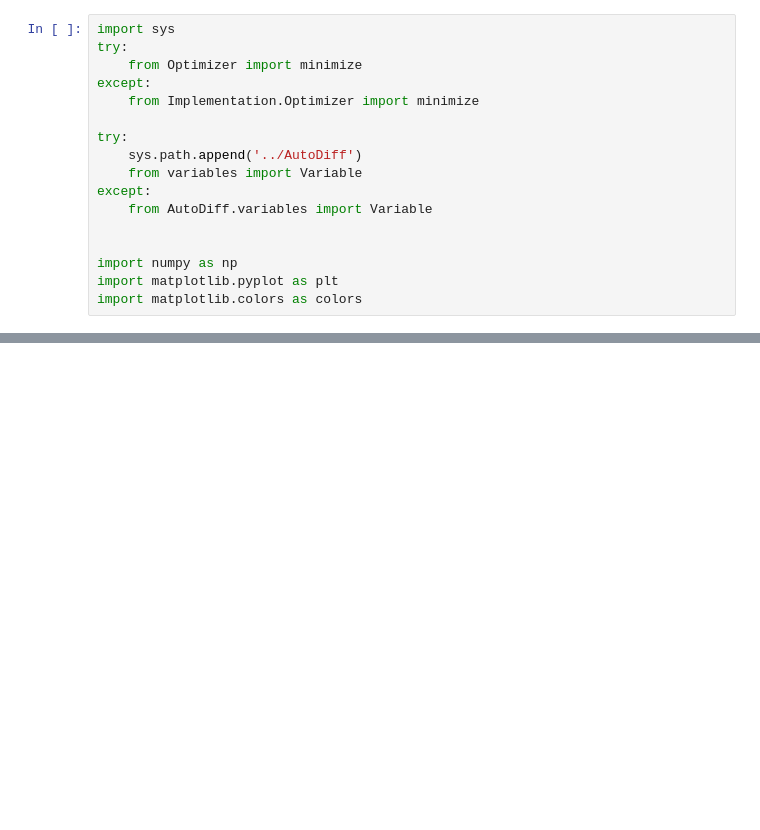
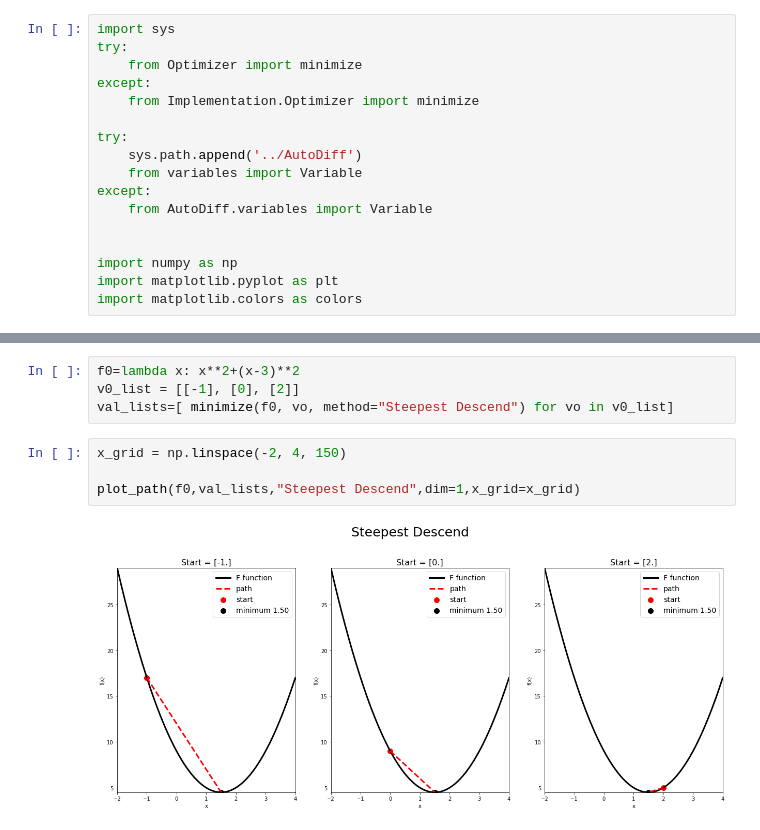
Before and after one commit to AutoDiffAll/cs207_FinalProject, a Jupyter notebook: Implementation/test_for_evaluate.ipynb, the cells around one changed output, grey strips where cells are left out. Saved outputs shown, nothing was run; the diff lists cells and outputs as text; blank space fills up the shorter version.

```diff
--- a/Implementation/test_for_evaluate.ipynb
+++ b/Implementation/test_for_evaluate.ipynb
@@ -134,0 +106,10 @@ plot_path_2D(res.val_rec,x_grid,y_grid,f_grid,"BFGS")
+# %%
+f0=lambda x: x**2+(x-3)**2
+v0_list = [[-1], [0], [2]]
+val_lists=[ minimize(f0, vo, method="Steepest Descend") for vo in v0_list]
+# %%
+x_grid = np.linspace(-2, 4, 150)
+
+plot_path(f0,val_lists,"Steepest Descend",dim=1,x_grid=x_grid)
+# %% [output]
+[figure, added]
```
Also changed, not shown: parts of 7 cells of this notebook, 2 other files.
